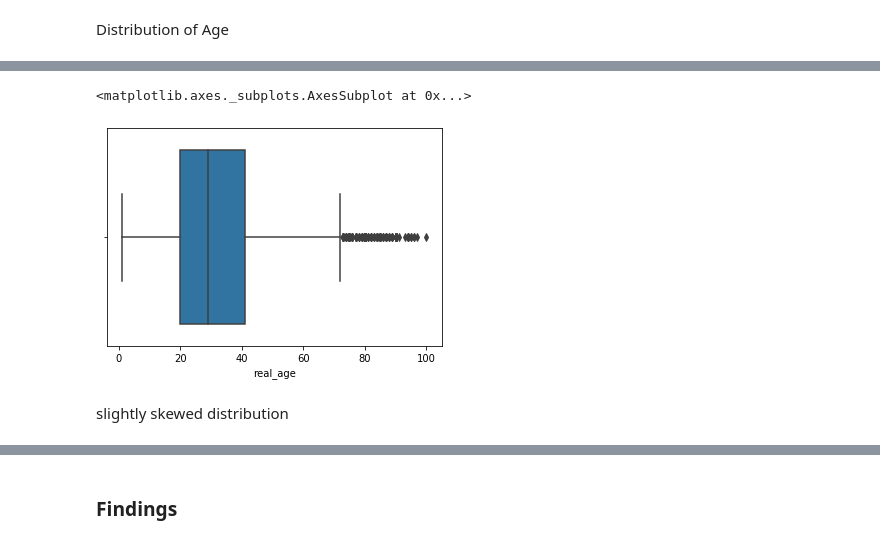
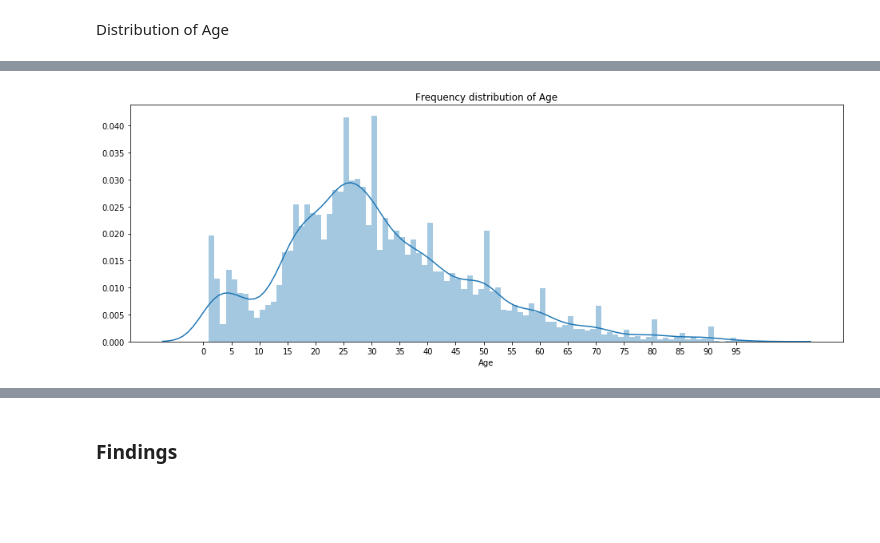
Before and after one commit to rainbowmoonlight/Yandex_Practicum_Projects, a Jupyter notebook: 14 Age Prediction from Photo - Computer Vision/Age Prediction from photo - Computer Vision.ipynb, the cells around one changed output, grey strips where cells are left out. Cells and saved outputs as stored; diff of their text form; code cells hidden in the pictures; blank space fills up the shorter version.

```diff
--- a/14 Age Prediction from Photo - Computer Vision/Age Prediction from photo - Computer Vision.ipynb
+++ b/14 Age Prediction from Photo - Computer Vision/Age Prediction from photo - Computer Vision.ipynb
@@ -125,7 +130,10 @@ plt.show()
-# %%
-sns.boxplot(labels["real_age"])
-# %% [output]
-<matplotlib.axes._subplots.AxesSubplot at 0x...>
-[figure, removed]
-# %% [markdown]
-slightly skewed distribution
+# %%
+plt.figure(figsize=(16, 12))
+plt.subplot(211)
+plt.title('Frequency distribution of Age')
+sns.distplot(labels["real_age"], bins=int(round(labels["real_age"].max() - labels["real_age"].min(), 0)))
+plt.xticks(np.arange(0, int(labels["real_age"].max()), 5))
+plt.xlabel('Age')
+plt.show()
+# %% [output]
+[figure, added]
```
Also changed, not shown: parts of 13 cells of this notebook.
